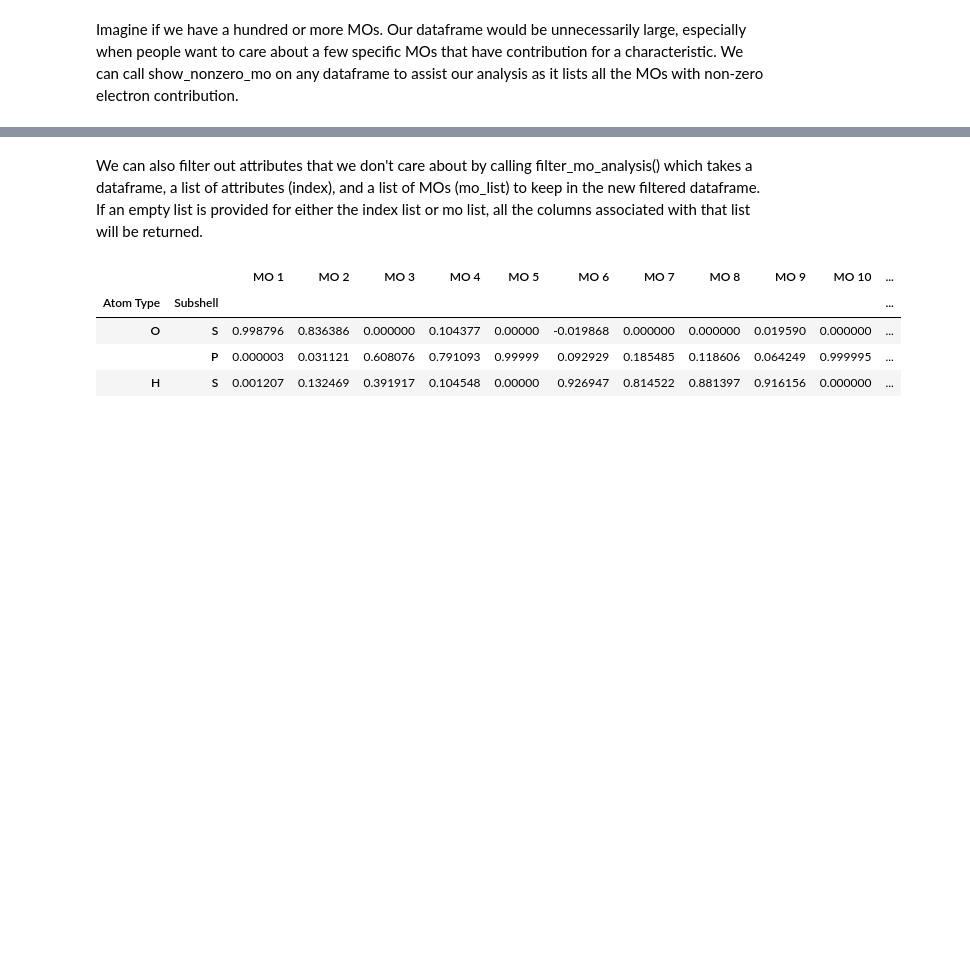
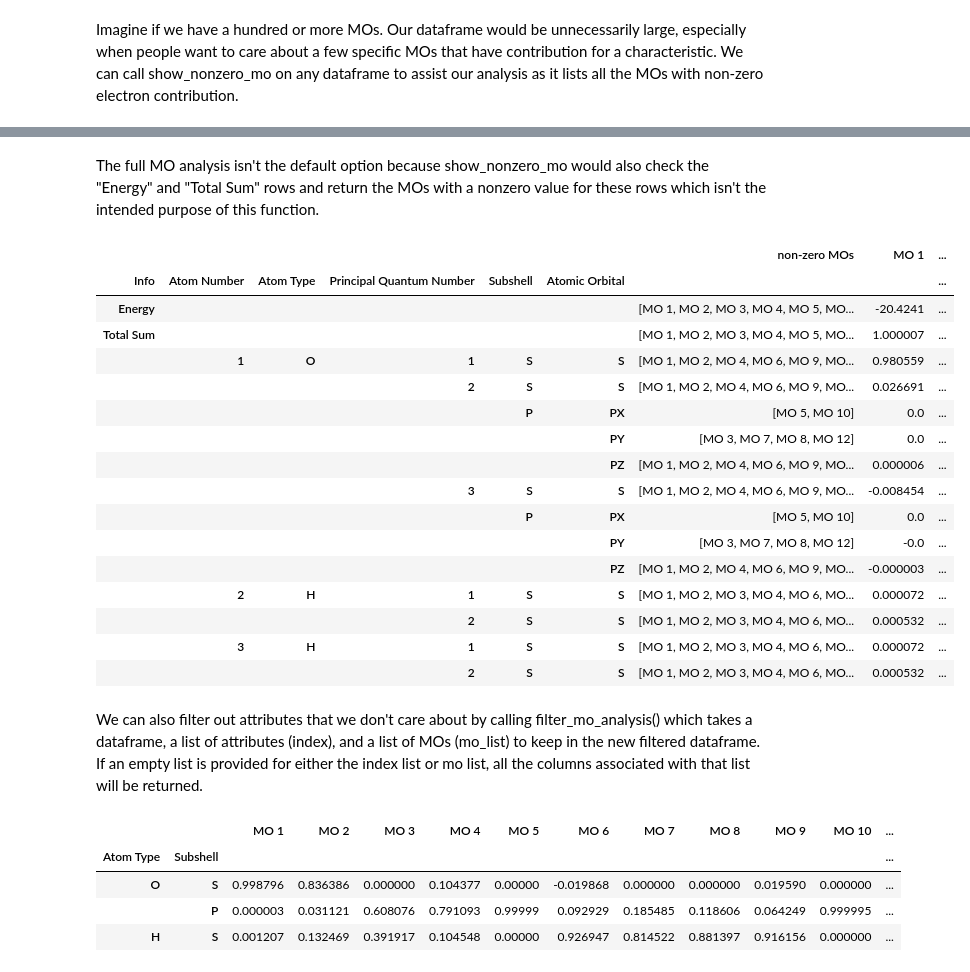
Before and after one commit to xsligroup/fasma, a Jupyter notebook: doc/notebooks/mo_pop_analysis_example.ipynb, the cells around one changed output, grey strips where cells are left out. Cells and saved outputs as stored; diff of their text form; code cells hidden in the pictures; blank space fills up the shorter version.

```diff
--- a/doc/notebooks/mo_pop_analysis_example.ipynb
+++ b/doc/notebooks/mo_pop_analysis_example.ipynb
@@ -58,6 +82,28 @@ dff.show_nonzero_mo(data)
 |  |  | 2 | S | S | [MO 1, MO 2, MO 3, MO 4, MO 6, MO... | 0.000532 | 0.012646 | ... |
 | 3 | H | 1 | S | S | [MO 1, MO 2, MO 3, MO 4, MO 6, MO... | 0.000072 | 0.053589 | ... |
 |  |  | 2 | S | S | [MO 1, MO 2, MO 3, MO 4, MO 6, MO... | 0.000532 | 0.012646 | ... |
+# %% [markdown]
+The full MO analysis isn't the default option because show_nonzero_mo would also check the "Energy" and "Total Sum" rows and return the MOs with a nonzero value for these rows which isn't the intended purpose of this function.
+# %%
+dff.show_nonzero_mo(data_full)
+# %% [output]
+|  |  |  |  |  |  | non-zero MOs | MO 1 | ... |
+| Info | Atom Number | Atom Type | Principal Quantum Number | Subshell | Atomic Orbital |  |  | ... |
+| Energy |  |  |  |  |  | [MO 1, MO 2, MO 3, MO 4, MO 5, MO... | -20.4241 | ... |
+| Total Sum |  |  |  |  |  | [MO 1, MO 2, MO 3, MO 4, MO 5, MO... | 1.000007 | ... |
+|  | 1 | O | 1 | S | S | [MO 1, MO 2, MO 4, MO 6, MO 9, MO... | 0.980559 | ... |
+|  |  |  | 2 | S | S | [MO 1, MO 2, MO 4, MO 6, MO 9, MO... | 0.026691 | ... |
+|  |  |  |  | P | PX | [MO 5, MO 10] | 0.0 | ... |
+|  |  |  |  |  | PY | [MO 3, MO 7, MO 8, MO 12] | 0.0 | ... |
+|  |  |  |  |  | PZ | [MO 1, MO 2, MO 4, MO 6, MO 9, MO... | 0.000006 | ... |
+|  |  |  | 3 | S | S | [MO 1, MO 2, MO 4, MO 6, MO 9, MO... | -0.008454 | ... |
+|  |  |  |  | P | PX | [MO 5, MO 10] | 0.0 | ... |
+|  |  |  |  |  | PY | [MO 3, MO 7, MO 8, MO 12] | -0.0 | ... |
+|  |  |  |  |  | PZ | [MO 1, MO 2, MO 4, MO 6, MO 9, MO... | -0.000003 | ... |
+|  | 2 | H | 1 | S | S | [MO 1, MO 2, MO 3, MO 4, MO 6, MO... | 0.000072 | ... |
+|  |  |  | 2 | S | S | [MO 1, MO 2, MO 3, MO 4, MO 6, MO... | 0.000532 | ... |
+|  | 3 | H | 1 | S | S | [MO 1, MO 2, MO 3, MO 4, MO 6, MO... | 0.000072 | ... |
+|  |  |  | 2 | S | S | [MO 1, MO 2, MO 3, MO 4, MO 6, MO... | 0.000532 | ... |
 # %% [markdown]
 We can also filter out attributes that we don't care about by calling filter_mo_analysis() which takes a dataframe, a list of attributes (index), and a list of MOs (mo_list) to keep in the new filtered dataframe. If an empty list is provided for either the index list or mo list, all the columns associated with that list will be returned.
 # %%
```
Also changed, not shown: parts of 5 cells of this notebook, 13 other files.
